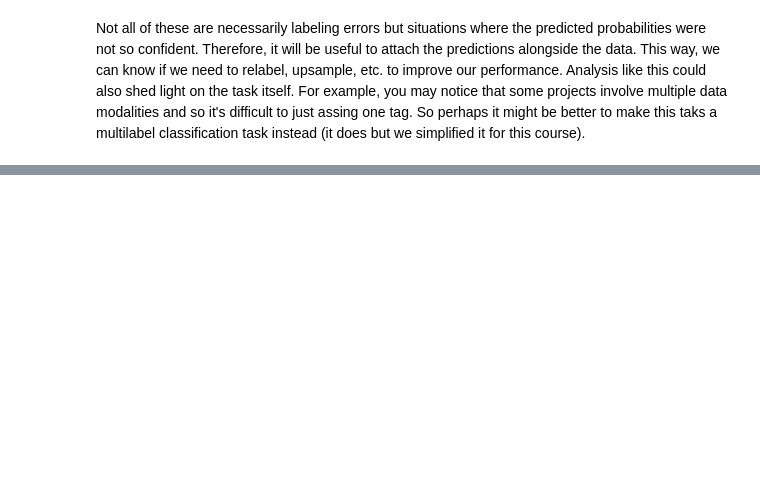
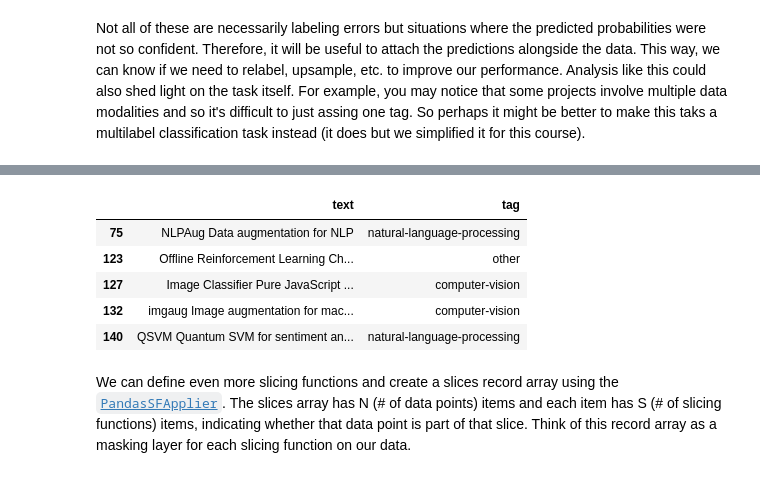
Before and after one commit to sinapordanesh/BERT_LLM_MLOps, a Jupyter notebook: notebooks/start.ipynb, the cells around one changed output, grey strips where cells are left out. Drawn from its saved outputs; the diff is of its cells as text; code cells hidden in the pictures; blank space fills up the shorter version.

```diff
--- a/notebooks/start.ipynb
+++ b/notebooks/start.ipynb
@@ -1457,0 +1481,5 @@ Not all of these are necessarily labeling errors but situations where the predic
+# %%
+@slicing_function()
+def short_text(x):
+    """Projects with short titles and descriptions."""
+    return len(x.text.split()) < 8  # less than 8 words
@@ -1457,0 +1498,12 @@ Not all of these are necessarily labeling errors but situations where the predic
+# %%
+short_text_df = slice_dataframe(test_df, short_text)
+short_text_df[["text", "tag"]].head()
+# %% [output]
+|  | text | tag |
+| 75 | NLPAug Data augmentation for NLP | natural-language-processing |
+| 123 | Offline Reinforcement Learning Ch... | other |
+| 127 | Image Classifier Pure JavaScript ... | computer-vision |
+| 132 | imgaug Image augmentation for mac... | computer-vision |
+| 140 | QSVM Quantum SVM for sentiment an... | natural-language-processing |
+# %% [markdown]
+We can define even more slicing functions and create a slices record array using the [`PandasSFApplier`](https://snorkel.readthedocs.io/en/latest/packages/_autosummary/slicing/snorkel.slicing.PandasSFApplier.html). The slices array has N (# of data points) items and each item has S (# of slicing functions) items, indicating whether that data point is part of that slice. Think of this record array as a masking layer for each slicing function on our data.
```
Also changed, not shown: parts of 11 cells of this notebook.
